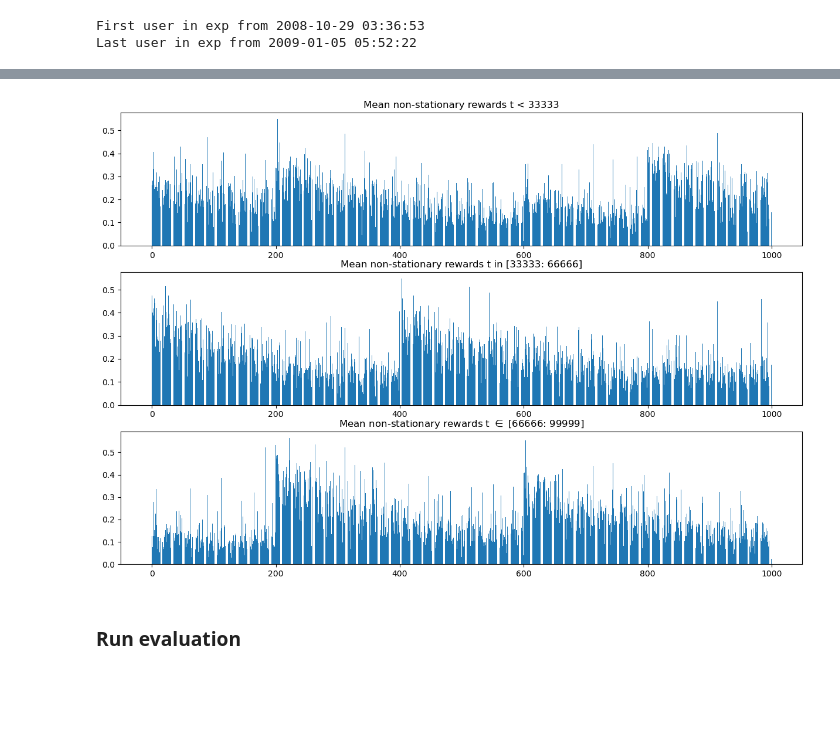
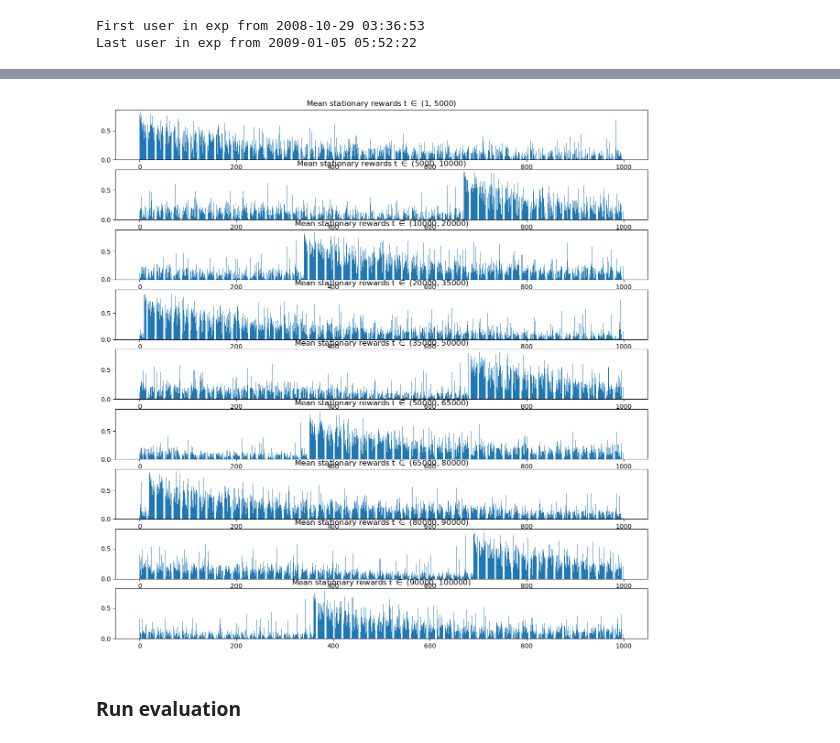
Before and after one commit to saeedghoorchian/BCMAB-RP, a Jupyter notebook: samples/15_run_movielens_evaluation.ipynb, the cells around one changed output, grey strips where cells are left out. Saved outputs shown, nothing was run; the diff lists cells and outputs as text; code cells hidden in the pictures; blank space fills up the shorter version.

```diff
--- a/samples/15_run_movielens_evaluation.ipynb
+++ b/samples/15_run_movielens_evaluation.ipynb
@@ -109,13 +108,11 @@ plt.show()
-# %%
-fig, axs = plt.subplots(3,1, figsize=(15, 10))
-axs[0].bar(list(range(1000,)), np.mean(nonst_reward_vecs[:int(times/3)], axis=0))
-axs[0].set_title(f'Mean non-stationary rewards t < {int(times/3)}')
-
-axs[1].bar(list(range(1000,)), np.mean(nonst_reward_vecs[int(times/3):2*(int(times/3))], axis=0))
-axs[1].set_title(fr'Mean non-stationary rewards t in [{int(times/3)}: {2*int(times/3)}]')
-
-axs[2].bar(list(range(1000,)), np.mean(nonst_reward_vecs[2*(int(times/3)): 3*(int(times/3))], axis=0))
-axs[2].set_title(fr'Mean non-stationary rewards t $\in$ [{2* int(times/3)}: {3*int(times/3)}]')
-plt.show()
-# %% [output]
-[figure, removed]
+# %%
+fig, axs = plt.subplots(len(intervals) ,1, figsize=(15, 15))
+
+for i, intrvl in enumerate(intervals):
+    intrvl_mean_rews = nonst_reward_vecs[intrvl[0]:intrvl[1]].mean(axis=0)
+    axs[i].bar(list(range(len(dataset.actions))), intrvl_mean_rews)
+    axs[i].set_title(fr"Mean stationary rewards t $\in$ {intrvl}")
+
+plt.show()
+# %% [output]
+[figure, added]
```
Also changed, not shown: parts of 25 cells of this notebook, 1 other file.
